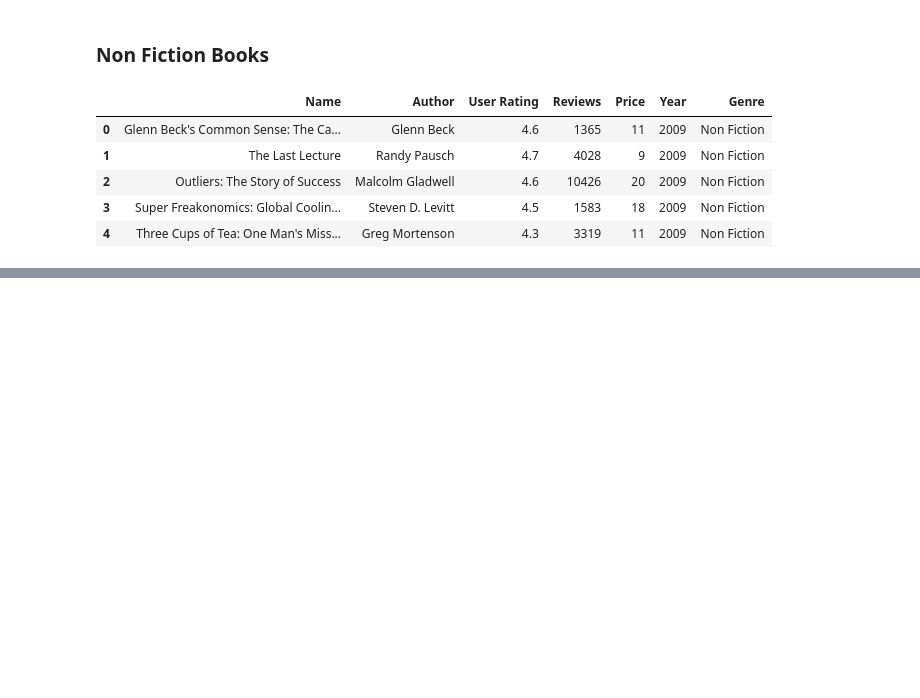
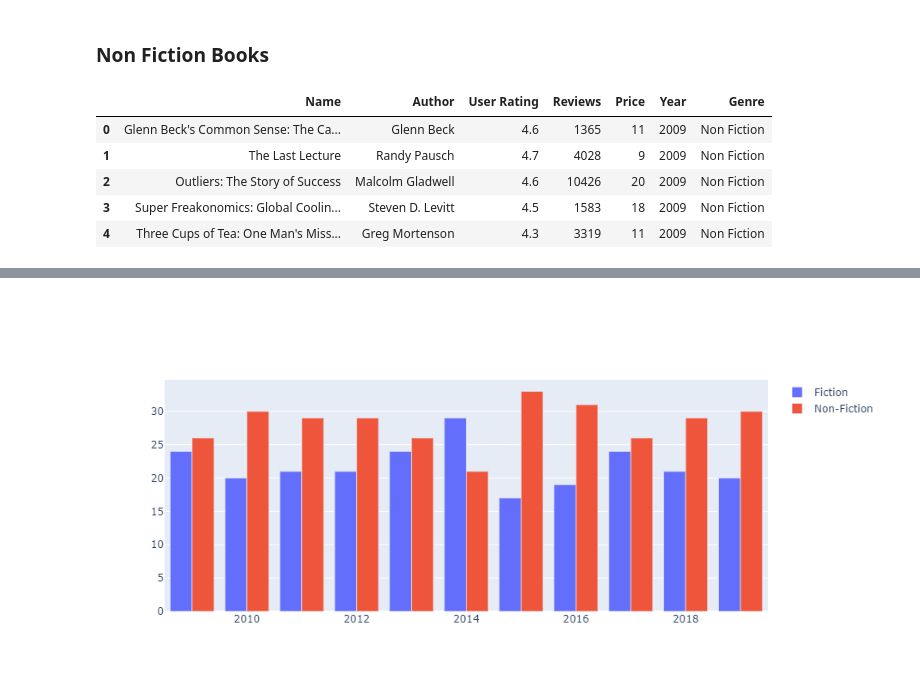
Before and after one commit to calra123/Amazon-Bestsellers-Dashboard, a Jupyter notebook: data_setup.ipynb, the cells around one changed output, grey strips where cells are left out. Saved outputs shown, nothing was run; the diff lists cells and outputs as text; code cells hidden in the pictures; blank space fills up the shorter version.

Commit message:
Added a chart for fiction vs non-fiction comparison

```diff
--- a/data_setup.ipynb
+++ b/data_setup.ipynb
@@ -64,3 +64,7 @@ non_fiction_books.head()
 | 2 | Outliers: The Story of Success | Malcolm Gladwell | 4.6 | 10426 | 20 | 2009 | Non Fiction |
 | 3 | Super Freakonomics: Global Coolin... | Steven D. Levitt | 4.5 | 1583 | 18 | 2009 | Non Fiction |
 | 4 | Three Cups of Tea: One Man's Miss... | Greg Mortenson | 4.3 | 3319 | 11 | 2009 | Non Fiction |
+# %%
+books_count = pd.DataFrame(index = fiction_books["Year"].unique())
+books_count["Books per Year Fiction"] = fiction_books[["Name","Year"]].groupby(by=["Year"]).count()
+books_count["Books per Year Non-Fiction"] = non_fiction_books[["Name", "Year"]].groupby(by=["Year"]).count()
@@ -66,0 +89,17 @@ non_fiction_books.head()
+# %%
+plot = go.Figure(data=[go.Bar(
+    name = 'Fiction',
+    x = books_count.index, y = books_count['Books per Year Fiction']
+   ),
+                       go.Bar(
+    name = 'Non-Fiction',
+    x = books_count.index, y = books_count['Books per Year Non-Fiction']
+   )
+])
+
+plot.show()
+
+# fig = px.bar(x = books_count.index, y = books_count['Books per Year Fiction'])
+# fig = px.bar(x = books_count.index, y = books_count['Books per Year Non-Fiction'])
+# %% [output]
+[figure, added]
```
Also changed, not shown: parts of 3 cells of this notebook, 1 other file.
